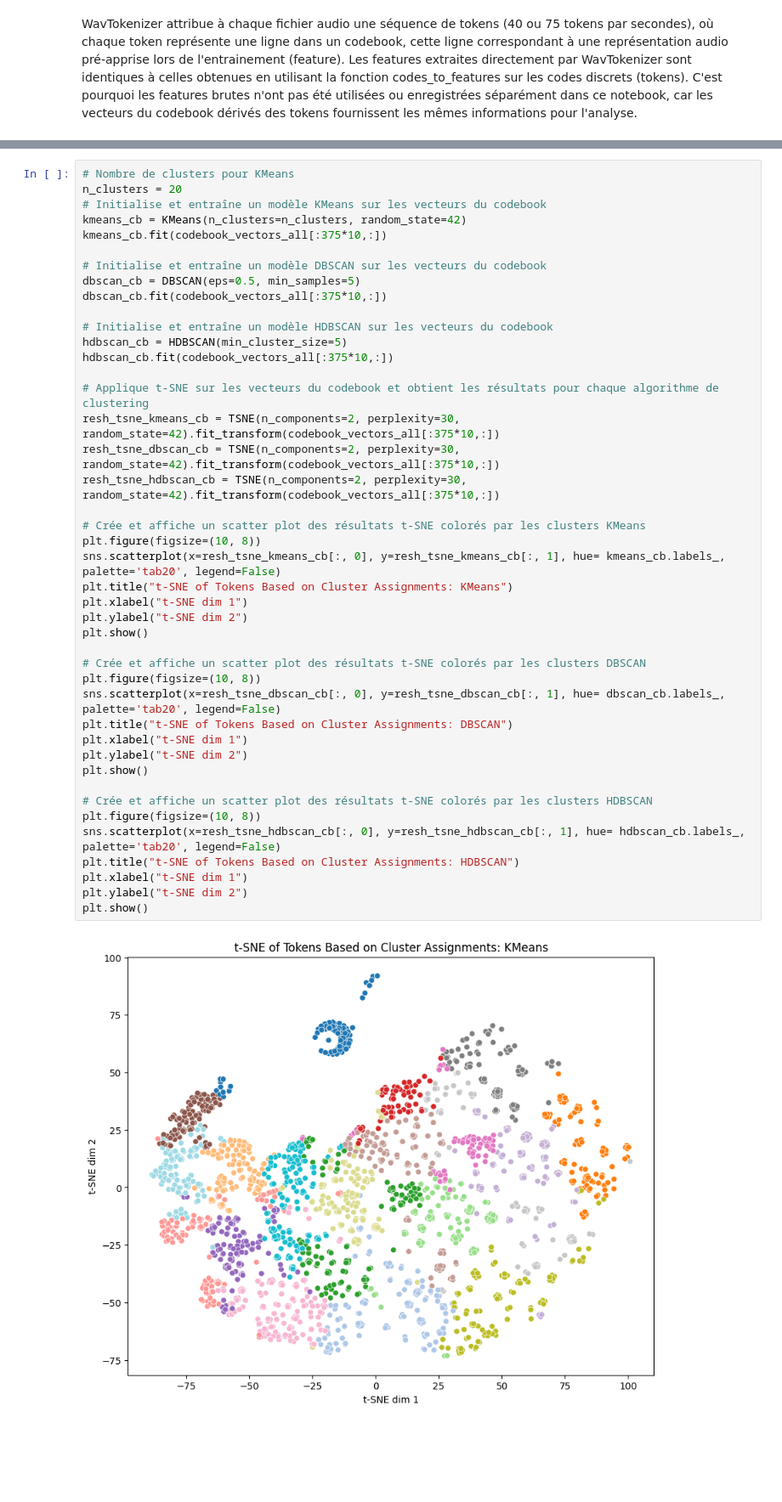
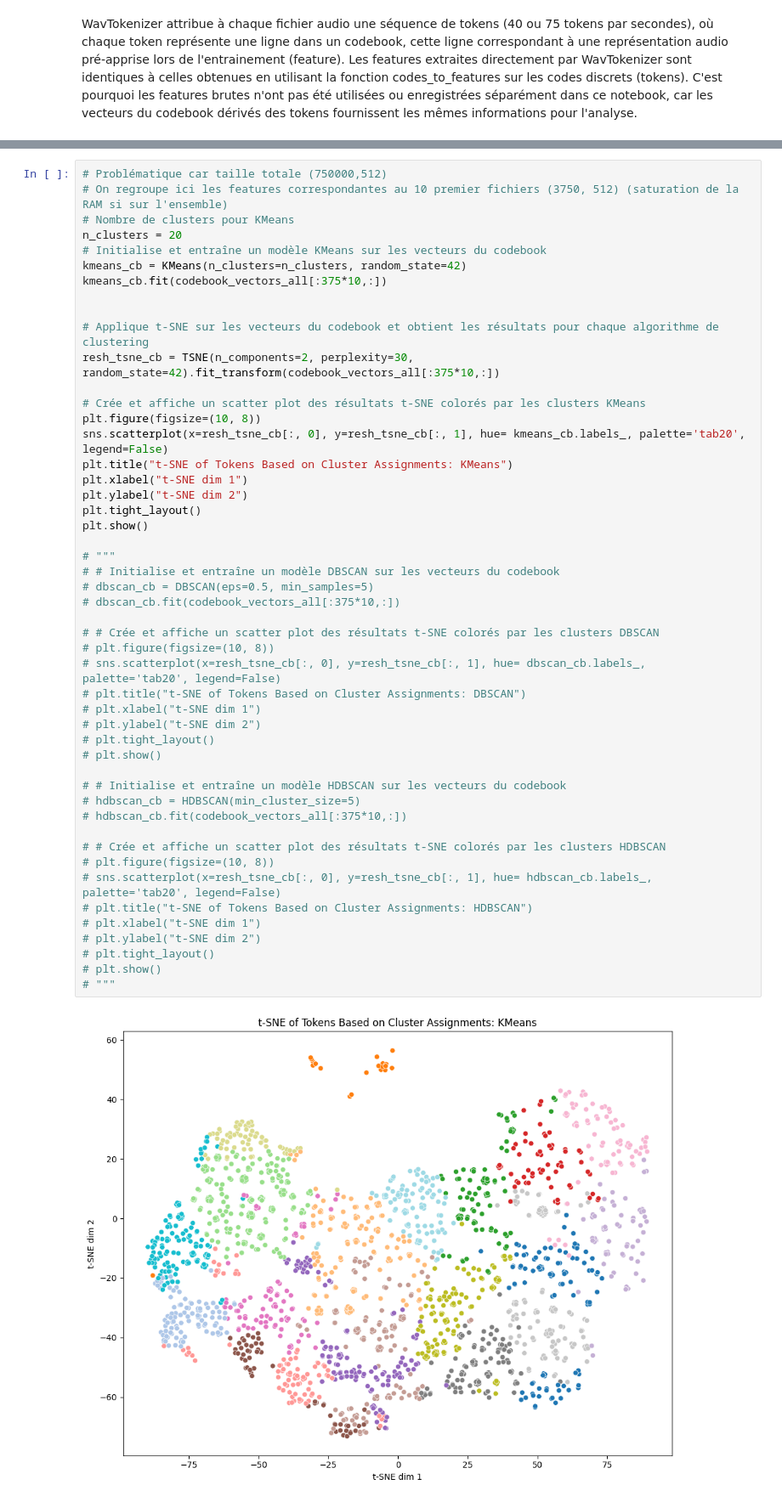
Before and after one commit to GhilesREDJDAL/Projet-M1-ISI-SSL-paysages-sonores, a Jupyter notebook: M1_Projet_ISI_Audio_SSL_paysage_sonore_notebook.ipynb, the cells around one changed output, grey strips where cells are left out. Shown at 85% size. Drawn from its saved outputs; the diff is of its cells as text; blank space fills up the shorter version.

```diff
--- a/M1_Projet_ISI_Audio_SSL_paysage_sonore_notebook.ipynb
+++ b/M1_Projet_ISI_Audio_SSL_paysage_sonore_notebook.ipynb
@@ -202,45 +275,51 @@ tok_seq = np.vstack(tok_seq)
 # %%
+# Problématique car taille totale (750000,512)
+# On regroupe ici les features correspondantes au 10 premier fichiers (3750, 512) (saturation de la RAM si sur l'ensemble)
 # Nombre de clusters pour KMeans
 n_clusters = 20
 # Initialise et entraîne un modèle KMeans sur les vecteurs du codebook
 kmeans_cb = KMeans(n_clusters=n_clusters, random_state=42)
 kmeans_cb.fit(codebook_vectors_all[:375*10,:])
 
-# Initialise et entraîne un modèle DBSCAN sur les vecteurs du codebook
-dbscan_cb = DBSCAN(eps=0.5, min_samples=5)
-dbscan_cb.fit(codebook_vectors_all[:375*10,:])
-
-# Initialise et entraîne un modèle HDBSCAN sur les vecteurs du codebook
-hdbscan_cb = HDBSCAN(min_cluster_size=5)
-hdbscan_cb.fit(codebook_vectors_all[:375*10,:])
 
 # Applique t-SNE sur les vecteurs du codebook et obtient les résultats pour chaque algorithme de clustering
-resh_tsne_kmeans_cb = TSNE(n_components=2, perplexity=30, random_state=42).fit_transform(codebook_vectors_all[:375*10,:])
-resh_tsne_dbscan_cb = TSNE(n_components=2, perplexity=30, random_state=42).fit_transform(codebook_vectors_all[:375*10,:])
-resh_tsne_hdbscan_cb = TSNE(n_components=2, perplexity=30, random_state=42).fit_transform(codebook_vectors_all[:375*10,:])
+resh_tsne_cb = TSNE(n_components=2, perplexity=30, random_state=42).fit_transform(codebook_vectors_all[:375*10,:])
 
 # Crée et affiche un scatter plot des résultats t-SNE colorés par les clusters KMeans
 plt.figure(figsize=(10, 8))
-sns.scatterplot(x=resh_tsne_kmeans_cb[:, 0], y=resh_tsne_kmeans_cb[:, 1], hue= kmeans_cb.labels_, palette='tab20', legend=False)
+sns.scatterplot(x=resh_tsne_cb[:, 0], y=resh_tsne_cb[:, 1], hue= kmeans_cb.labels_, palette='tab20', legend=False)
 plt.title("t-SNE of Tokens Based on Cluster Assignments: KMeans")
 plt.xlabel("t-SNE dim 1")
 plt.ylabel("t-SNE dim 2")
+plt.tight_layout()
 plt.show()
 
-# Crée et affiche un scatter plot des résultats t-SNE colorés par les clusters DBSCAN
-plt.figure(figsize=(10, 8))
-sns.scatterplot(x=resh_tsne_dbscan_cb[:, 0], y=resh_tsne_dbscan_cb[:, 1], hue= dbscan_cb.labels_, palette='tab20', legend=False)
-plt.title("t-SNE of Tokens Based on Cluster Assignments: DBSCAN")
-plt.xlabel("t-SNE dim 1")
-plt.ylabel("t-SNE dim 2")
-plt.show()
+# """
+# # Initialise et entraîne un modèle DBSCAN sur les vecteurs du codebook
+# dbscan_cb = DBSCAN(eps=0.5, min_samples=5)
+# dbscan_cb.fit(codebook_vectors_all[:375*10,:])
 
-# Crée et affiche un scatter plot des résultats t-SNE colorés par les clusters HDBSCAN
-plt.figure(figsize=(10, 8))
-sns.scatterplot(x=resh_tsne_hdbscan_cb[:, 0], y=resh_tsne_hdbscan_cb[:, 1], hue= hdbscan_cb.labels_, palette='tab20', legend=False)
-plt.title("t-SNE of Tokens Based on Cluster Assignments: HDBSCAN")
-plt.xlabel("t-SNE dim 1")
-plt.ylabel("t-SNE dim 2")
-plt.show()
+# # Crée et affiche un scatter plot des résultats t-SNE colorés par les clusters DBSCAN
+# plt.figure(figsize=(10, 8))
+# sns.scatterplot(x=resh_tsne_cb[:, 0], y=resh_tsne_cb[:, 1], hue= dbscan_cb.labels_, palette='tab20', legend=False)
+# plt.title("t-SNE of Tokens Based on Cluster Assignments: DBSCAN")
+# plt.xlabel("t-SNE dim 1")
+# plt.ylabel("t-SNE dim 2")
+# plt.tight_layout()
+# plt.show()
+
+# # Initialise et entraîne un modèle HDBSCAN sur les vecteurs du codebook
+# hdbscan_cb = HDBSCAN(min_cluster_size=5)
+# hdbscan_cb.fit(codebook_vectors_all[:375*10,:])
+
+# # Crée et affiche un scatter plot des résultats t-SNE colorés par les clusters HDBSCAN
+# plt.figure(figsize=(10, 8))
+# sns.scatterplot(x=resh_tsne_cb[:, 0], y=resh_tsne_cb[:, 1], hue= hdbscan_cb.labels_, palette='tab20', legend=False)
+# plt.title("t-SNE of Tokens Based on Cluster Assignments: HDBSCAN")
+# plt.xlabel("t-SNE dim 1")
+# plt.ylabel("t-SNE dim 2")
+# plt.tight_layout()
+# plt.show()
+# """
 # %% [output]
-[figure, old version]
+[figure, new version]
```
Also changed, not shown: parts of 29 cells of this notebook.
